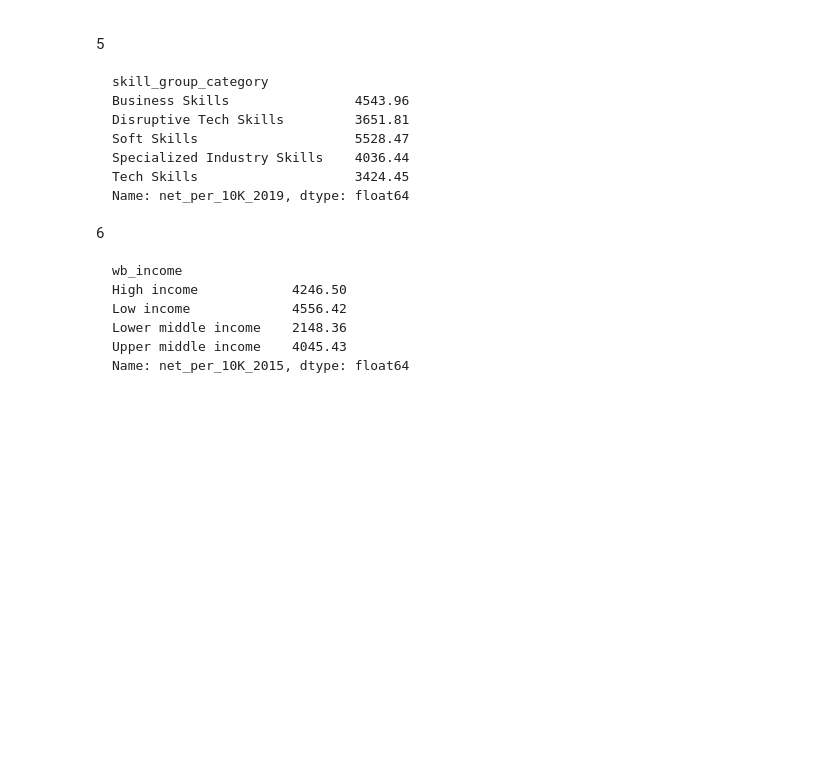
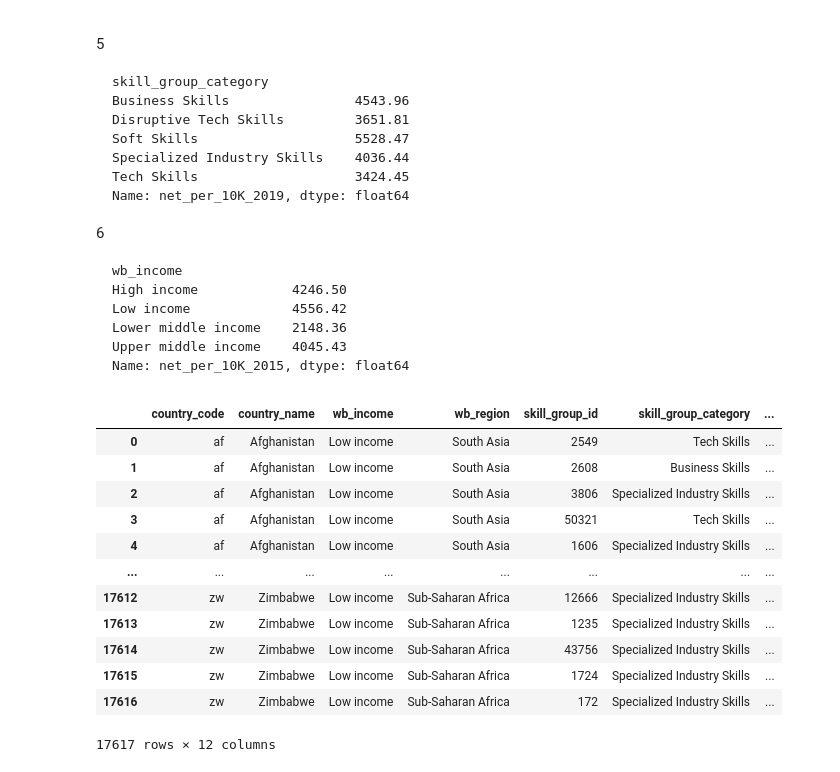
Before and after one commit to Zitha74/Data-Py-Analysis, a Jupyter notebook: Copy_of_Describing_data.ipynb, the cells around one changed output. Drawn from its saved outputs; the diff is of its cells as text; code cells hidden in the pictures; blank space fills up the shorter version.

````diff
--- a/Copy_of_Describing_data.ipynb
+++ b/Copy_of_Describing_data.ipynb
@@ -741,3 +790,22 @@ Lower middle income    2148.36
 Upper middle income    4045.43
 Name: net_per_10K_2015, dtype: float64
 ```
+# %%
+import pandas as pd
+url =  "https://github.com/futureCodersSE/working-with-data/blob/main/Data%20sets/public_use-talent-migration.xlsx?raw=true"
+talent_migration = pd.read_excel(url,sheet_name="Skill Migration")
+talent_migration
+# %% [output]
+|  | country_code | country_name | wb_income | wb_region | skill_group_id | skill_group_category | ... |
+| 0 | af | Afghanistan | Low income | South Asia | 2549 | Tech Skills | ... |
+| 1 | af | Afghanistan | Low income | South Asia | 2608 | Business Skills | ... |
+| 2 | af | Afghanistan | Low income | South Asia | 3806 | Specialized Industry Skills | ... |
+| 3 | af | Afghanistan | Low income | South Asia | 50321 | Tech Skills | ... |
+| 4 | af | Afghanistan | Low income | South Asia | 1606 | Specialized Industry Skills | ... |
+| ... | ... | ... | ... | ... | ... | ... | ... |
+| 17612 | zw | Zimbabwe | Low income | Sub-Saharan Africa | 12666 | Specialized Industry Skills | ... |
+| 17613 | zw | Zimbabwe | Low income | Sub-Saharan Africa | 1235 | Specialized Industry Skills | ... |
+| 17614 | zw | Zimbabwe | Low income | Sub-Saharan Africa | 43756 | Specialized Industry Skills | ... |
+| 17615 | zw | Zimbabwe | Low income | Sub-Saharan Africa | 1724 | Specialized Industry Skills | ... |
+| 17616 | zw | Zimbabwe | Low income | Sub-Saharan Africa | 172 | Specialized Industry Skills | ... |
+17617 rows × 12 columns
````
Also changed, not shown: parts of 7 cells of this notebook.
